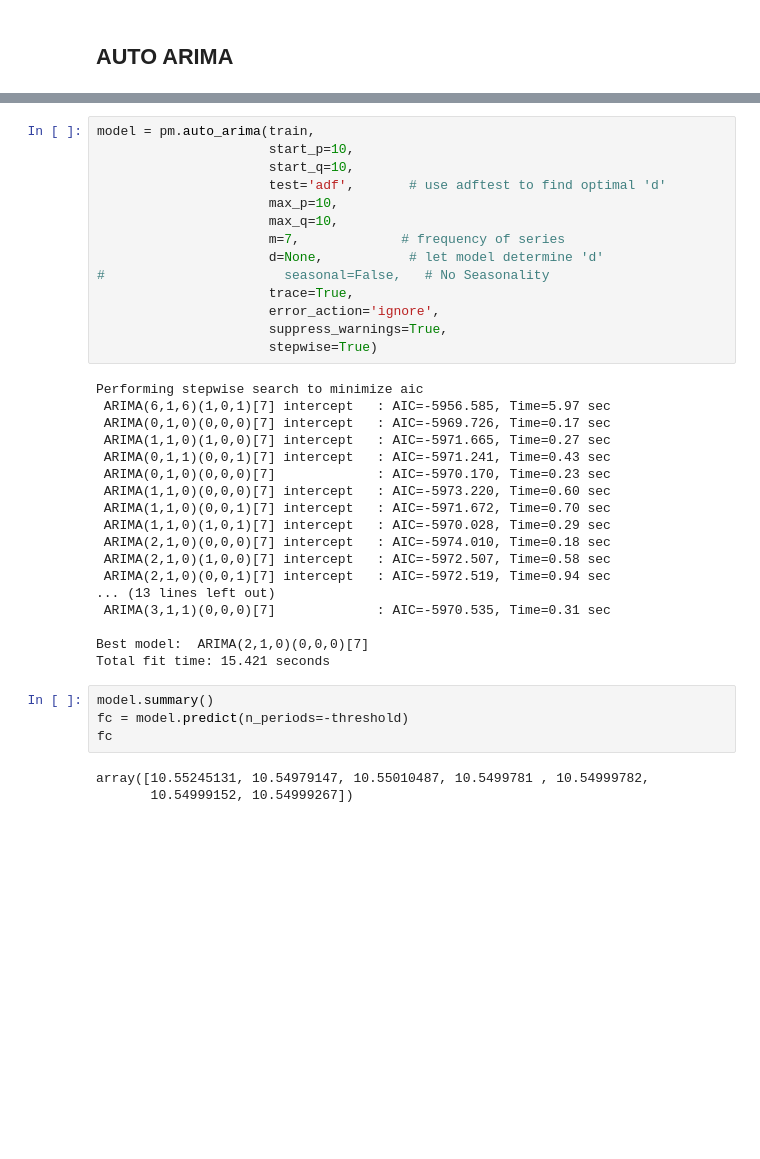
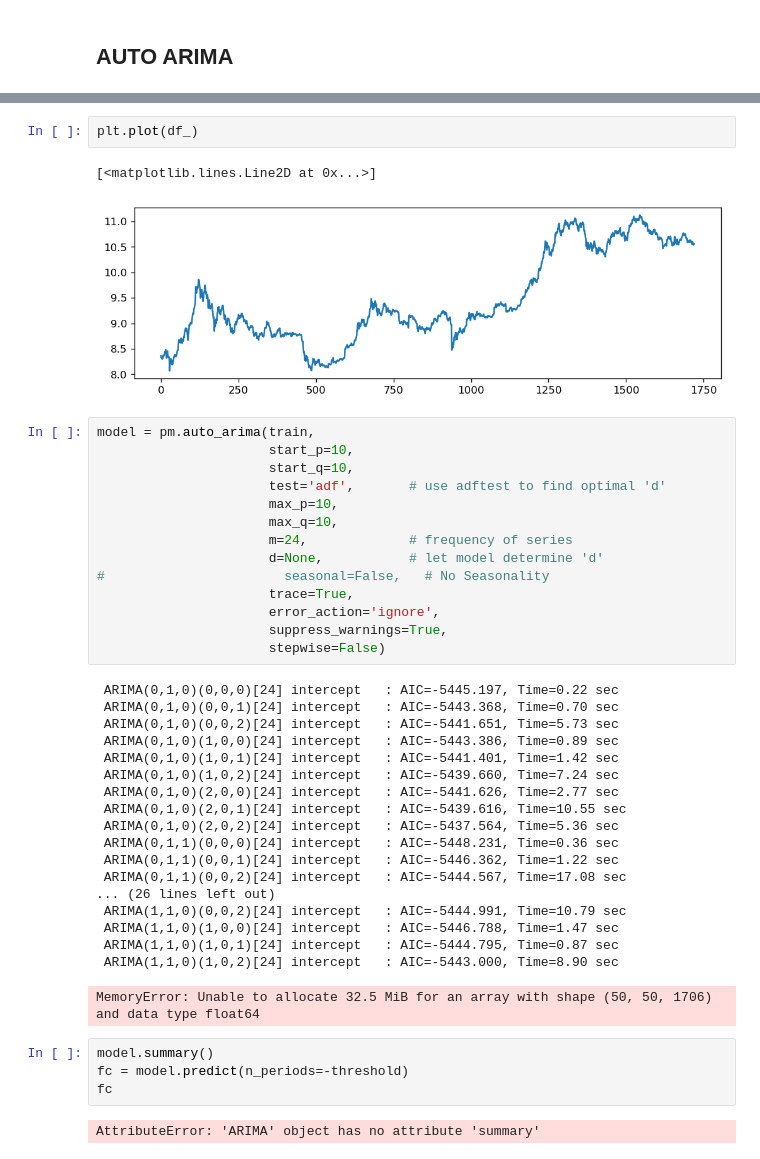
Before and after one commit to Vaiyani/mvaiyani-thesis, a Jupyter notebook: Notebooks/ARIMA/ARIMA.ipynb, the cells around one changed output, grey strips where cells are left out. Saved outputs shown, nothing was run; the diff lists cells and outputs as text; blank space fills up the shorter version.

Commit message:
ARIMA modelling testing

```diff
--- a/Notebooks/ARIMA/ARIMA.ipynb
+++ b/Notebooks/ARIMA/ARIMA.ipynb
@@ -103,3 +137,8 @@ test = df_[threshold:]
+# %%
+plt.plot(df_)
+# %% [output]
+[<matplotlib.lines.Line2D at 0x...>]
+[figure, added]
 # %%
 model = pm.auto_arima(train,
                       start_p=10,
@@ -107,36 +146,36 @@ model = pm.auto_arima(train,
                       test='adf',       # use adftest to find optimal 'd'
                       max_p=10,
                       max_q=10,
-                      m=7,             # frequency of series
+                      m=24,             # frequency of series
                       d=None,           # let model determine 'd'
 #                       seasonal=False,   # No Seasonality
                       trace=True,
                       error_action='ignore',
                       suppress_warnings=True,
-                      stepwise=True)
+                      stepwise=False)
 # %% [output]
-Performing stepwise search to minimize aic
- ARIMA(6,1,6)(1,0,1)[7] intercept   : AIC=-5956.585, Time=5.97 sec
- ARIMA(0,1,0)(0,0,0)[7] intercept   : AIC=-5969.726, Time=0.17 sec
- ARIMA(1,1,0)(1,0,0)[7] intercept   : AIC=-5971.665, Time=0.27 sec
- ARIMA(0,1,1)(0,0,1)[7] intercept   : AIC=-5971.241, Time=0.43 sec
- ARIMA(0,1,0)(0,0,0)[7]             : AIC=-5970.170, Time=0.23 sec
- ARIMA(1,1,0)(0,0,0)[7] intercept   : AIC=-5973.220, Time=0.60 sec
- ARIMA(1,1,0)(0,0,1)[7] intercept   : AIC=-5971.672, Time=0.70 sec
- ARIMA(1,1,0)(1,0,1)[7] intercept   : AIC=-5970.028, Time=0.29 sec
- ARIMA(2,1,0)(0,0,0)[7] intercept   : AIC=-5974.010, Time=0.18 sec
- ARIMA(2,1,0)(1,0,0)[7] intercept   : AIC=-5972.507, Time=0.58 sec
- ARIMA(2,1,0)(0,0,1)[7] intercept   : AIC=-5972.519, Time=0.94 sec
-... (13 lines left out)
- ARIMA(3,1,1)(0,0,0)[7]             : AIC=-5970.535, Time=0.31 sec
-
-Best model:  ARIMA(2,1,0)(0,0,0)[7]
-Total fit time: 15.421 seconds
+ ARIMA(0,1,0)(0,0,0)[24] intercept   : AIC=-5445.197, Time=0.22 sec
+ ARIMA(0,1,0)(0,0,1)[24] intercept   : AIC=-5443.368, Time=0.70 sec
+ ARIMA(0,1,0)(0,0,2)[24] intercept   : AIC=-5441.651, Time=5.73 sec
+ ARIMA(0,1,0)(1,0,0)[24] intercept   : AIC=-5443.386, Time=0.89 sec
+ ARIMA(0,1,0)(1,0,1)[24] intercept   : AIC=-5441.401, Time=1.42 sec
+ ARIMA(0,1,0)(1,0,2)[24] intercept   : AIC=-5439.660, Time=7.24 sec
+ ARIMA(0,1,0)(2,0,0)[24] intercept   : AIC=-5441.626, Time=2.77 sec
+ ARIMA(0,1,0)(2,0,1)[24] intercept   : AIC=-5439.616, Time=10.55 sec
+ ARIMA(0,1,0)(2,0,2)[24] intercept   : AIC=-5437.564, Time=5.36 sec
+ ARIMA(0,1,1)(0,0,0)[24] intercept   : AIC=-5448.231, Time=0.36 sec
+ ARIMA(0,1,1)(0,0,1)[24] intercept   : AIC=-5446.362, Time=1.22 sec
+ ARIMA(0,1,1)(0,0,2)[24] intercept   : AIC=-5444.567, Time=17.08 sec
+... (26 lines left out)
+ ARIMA(1,1,0)(0,0,2)[24] intercept   : AIC=-5444.991, Time=10.79 sec
+ ARIMA(1,1,0)(1,0,0)[24] intercept   : AIC=-5446.788, Time=1.47 sec
+ ARIMA(1,1,0)(1,0,1)[24] intercept   : AIC=-5444.795, Time=0.87 sec
+ ARIMA(1,1,0)(1,0,2)[24] intercept   : AIC=-5443.000, Time=8.90 sec
+MemoryError: Unable to allocate 32.5 MiB for an array with shape (50, 50, 1706) and data type float64
-# %%
-model.summary()
-fc = model.predict(n_periods=-threshold)
-fc
-# %% [output]
-array([10.55245131, 10.54979147, 10.55010487, 10.5499781 , 10.54999782,
-       10.54999152, 10.54999267])
+# %%
+model.summary()
+fc = model.predict(n_periods=-threshold)
+fc
+# %% [output]
+AttributeError: 'ARIMA' object has no attribute 'summary'
 # %%
```
Also changed, not shown: parts of 15 cells of this notebook, 2 other files.
